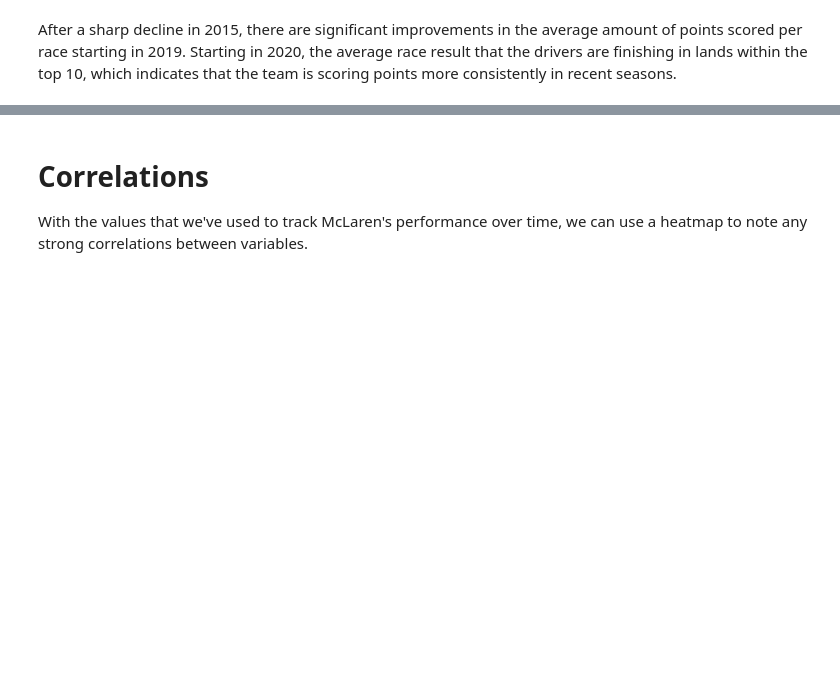
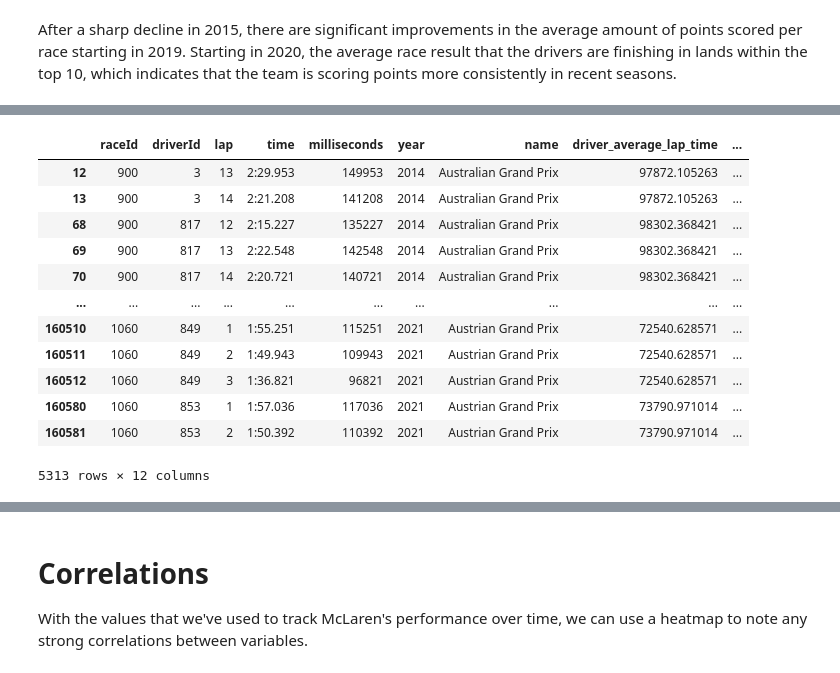
Before and after one commit to dannguyen216/f1-data-exploration, a Jupyter notebook: formula_one/mclaren_hybrid_era.ipynb, the cells around one changed output, grey strips where cells are left out. Drawn from its saved outputs; the diff is of its cells as text; code cells hidden in the pictures; blank space fills up the shorter version.

```diff
--- a/formula_one/mclaren_hybrid_era.ipynb
+++ b/formula_one/mclaren_hybrid_era.ipynb
@@ -280,0 +371,44 @@ After a sharp decline in 2015, there are significant improvements in the average
+# %%
+hybrid_era_lap_times = lap_times[['raceId','driverId','lap','time', 'milliseconds']]
+hybrid_era_lap_times = hybrid_era_lap_times.merge(races[['raceId', 'year', 'name']], on='raceId')
+hybrid_era_lap_times = hybrid_era_lap_times[hybrid_era_lap_times['year'] >= 2014]
+#display(hybrid_era_lap_times[(hybrid_era_lap_times['raceId'] == 1057) & (hybrid_era_lap_times['driverId'] == 1)])
+
+
+driver_average_lap = hybrid_era_lap_times.groupby(['driverId', 'raceId'])['milliseconds'].mean().reset_index()
+driver_std = hybrid_era_lap_times.groupby(['driverId', 'raceId'])['milliseconds'].std().reset_index()
+
+# Getting the number of laps completed in the race. This could also be obtained from the results file
+# if that is imported
+driver_laps_completed = hybrid_era_lap_times.groupby(['driverId', 'raceId'])['lap'].max().reset_index()
+
+# Rename columns to be more descriptive
+driver_average_lap.rename(columns={'milliseconds': 'driver_average_lap_time'}, inplace=True)
+driver_std.rename(columns={'milliseconds': 'standard_deviation'}, inplace=True)
+driver_laps_completed.rename(columns={'lap': 'laps_completed'}, inplace=True)
+
+# Join the DataFrames
+driver_average_lap = driver_average_lap.merge(driver_std, on=['driverId', 'raceId'])
+driver_average_lap = driver_average_lap.merge(driver_laps_completed, on=['driverId', 'raceId'])
+# display(driver_average_lap)
+
+#
+hybrid_era_zscore = hybrid_era_lap_times.merge(driver_average_lap, on=['driverId', 'raceId'])
+hybrid_era_zscore['z-score'] = (hybrid_era_zscore['milliseconds'] - hybrid_era_zscore['driver_average_lap_time']) / hybrid_era_zscore['standard_deviation']
+hybrid_era_zscore = hybrid_era_zscore.merge(results[['raceId', 'driverId', 'constructorId']], on=['raceId', 'driverId'])
+display(hybrid_era_zscore[hybrid_era_zscore['z-score'] > 3])
+# display(hybrid_era_zscore[hybrid_era_zscore['raceId'] == 1057])
+# %% [output]
+|  | raceId | driverId | lap | time | milliseconds | year | name | driver_average_lap_time | ... |
+| 12 | 900 | 3 | 13 | 2:29.953 | 149953 | 2014 | Australian Grand Prix | 97872.105263 | ... |
+| 13 | 900 | 3 | 14 | 2:21.208 | 141208 | 2014 | Australian Grand Prix | 97872.105263 | ... |
+| 68 | 900 | 817 | 12 | 2:15.227 | 135227 | 2014 | Australian Grand Prix | 98302.368421 | ... |
+| 69 | 900 | 817 | 13 | 2:22.548 | 142548 | 2014 | Australian Grand Prix | 98302.368421 | ... |
+| 70 | 900 | 817 | 14 | 2:20.721 | 140721 | 2014 | Australian Grand Prix | 98302.368421 | ... |
+| ... | ... | ... | ... | ... | ... | ... | ... | ... | ... |
+| 160510 | 1060 | 849 | 1 | 1:55.251 | 115251 | 2021 | Austrian Grand Prix | 72540.628571 | ... |
+| 160511 | 1060 | 849 | 2 | 1:49.943 | 109943 | 2021 | Austrian Grand Prix | 72540.628571 | ... |
+| 160512 | 1060 | 849 | 3 | 1:36.821 | 96821 | 2021 | Austrian Grand Prix | 72540.628571 | ... |
+| 160580 | 1060 | 853 | 1 | 1:57.036 | 117036 | 2021 | Austrian Grand Prix | 73790.971014 | ... |
+| 160581 | 1060 | 853 | 2 | 1:50.392 | 110392 | 2021 | Austrian Grand Prix | 73790.971014 | ... |
+5313 rows × 12 columns
```
Also changed, not shown: parts of 15 cells of this notebook.
